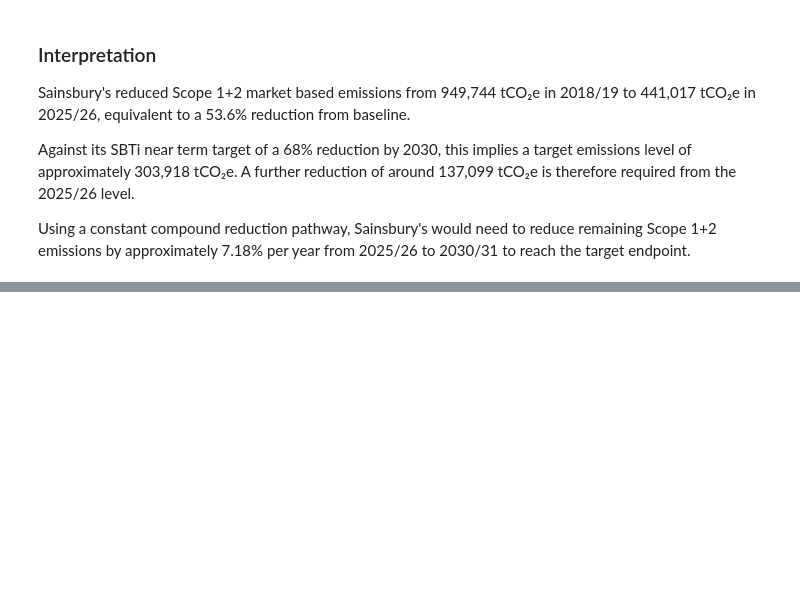
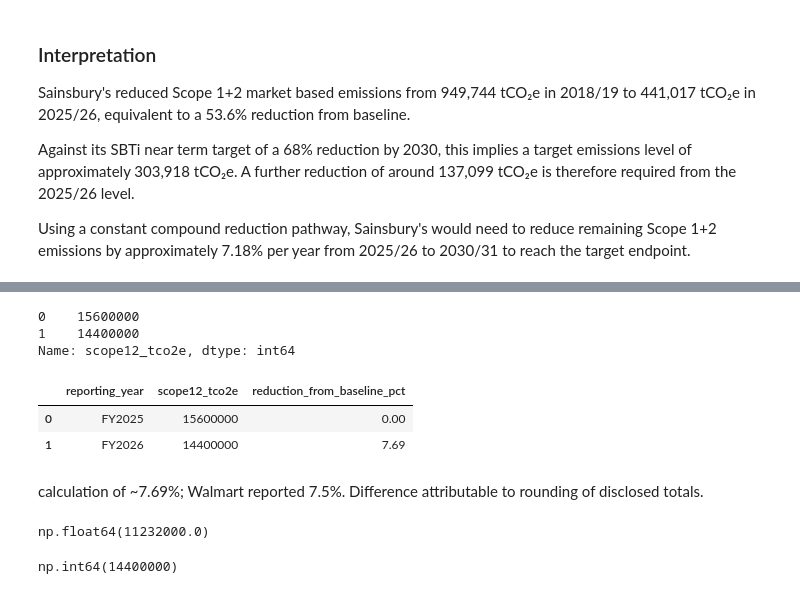
Before and after one commit to naema-bakar/retail-sustainability-benchmarking, a Jupyter notebook: notebooks/01_sbti_target_analysis.ipynb, the cells around one changed output, grey strips where cells are left out. Saved outputs shown, nothing was run; the diff lists cells and outputs as text; code cells hidden in the pictures; blank space fills up the shorter version.

Commit message:
Add Walmart operational analysis

```diff
--- a/notebooks/01_sbti_target_analysis.ipynb
+++ b/notebooks/01_sbti_target_analysis.ipynb
@@ -801,0 +816,49 @@ Using a constant compound reduction pathway, Sainsbury's would need to reduce re
+# %%
+walmart_data = {
+    "reporting_year":[
+        "FY2025",
+        "FY2026"],
+    "scope12_tco2e":[
+        15600000,
+        14400000
+
+    ]
+}
+walmart_df = pd.DataFrame(walmart_data)
+walmart_df["scope12_tco2e"]
+# %% [output]
+0    15600000
+1    14400000
+Name: scope12_tco2e, dtype: int64
+# %%
+walmart_baseline = walmart_df.loc[0, "scope12_tco2e"]
+walmart_df["reduction_from_baseline_pct"]=(
+    (walmart_baseline - walmart_df["scope12_tco2e"])/walmart_baseline)*100
+walmart_df["reduction_from_baseline_pct"] = (
+    walmart_df["reduction_from_baseline_pct"].round(2)
+)
+walmart_df
+# %% [output]
+|  | reporting_year | scope12_tco2e | reduction_from_baseline_pct |
+| 0 | FY2025 | 15600000 | 0.00 |
+| 1 | FY2026 | 14400000 | 7.69 |
+# %% [markdown]
+calculation of ~7.69%; Walmart reported 7.5%. Difference attributable to rounding of disclosed totals.
+# %%
+#Calculate the target emissions
+walmart_sbti_target_reduction_pct = 28
+
+walmart_target_emissions = (
+    walmart_baseline*(1-walmart_sbti_target_reduction_pct/100)
+)
+walmart_target_emissions
+# %% [output]
+np.float64(11232000.0)
+# %%
+#calculate the remaining emissions reduction from FY2026 to the target.
+walmart_current_emissions = walmart_df.loc[
+    walmart_df["reporting_year"]=="FY2026",
+    "scope12_tco2e"].iloc[0]
+walmart_current_emissions
+# %% [output]
+np.int64(14400000)
```
Also changed, not shown: parts of 1 cell of this notebook.
